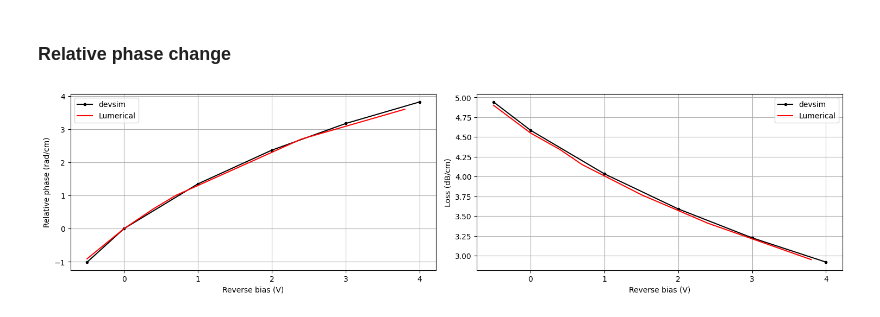
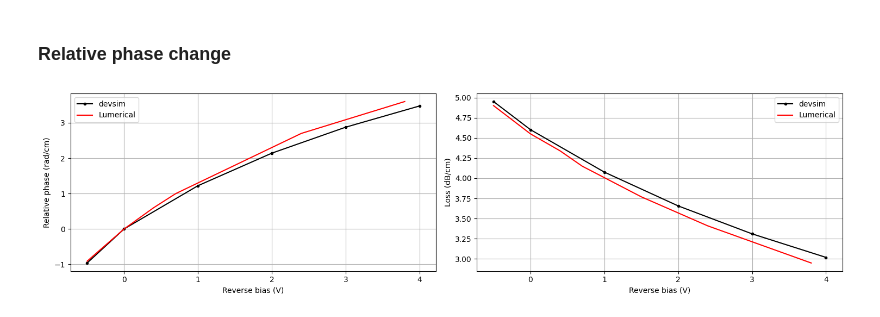
Before and after one commit to marc-flex/charge_notebooks, a Jupyter notebook: Hochberg_with_neff.ipynb, the cells around one changed output. Drawn from its saved outputs; the diff is of its cells as text; code cells hidden in the pictures.

```diff
--- a/Hochberg_with_neff.ipynb
+++ b/Hochberg_with_neff.ipynb
@@ -409,7 +476,8 @@ plt.grid()
 # %%
 # define first the range of frequencies of interest
 
-wvl_um = 1.55
+wvl_um = 1.58
+# wvl_um = 1.55
 freq0 = td.C_0 / wvl_um
 
 fwidth = freq0 / 5
@@ -468,0 +537,11 @@ si_perturb = td.PerturbationMedium.from_unperturbed(
+# %%
+perturbation_model = td.NedeljkovicSorefMashanovich(ref_freq=freq0)
+
+si_perturb = td.PerturbationMedium.from_unperturbed(
+    medium=si_non_perturb,
+    perturbation_spec=td.IndexPerturbation(
+        delta_n=perturbation_model.delta_n(),
+        delta_k=perturbation_model.delta_k(),
+        freq=freq0,
+    )
+)
@@ -572,7 +676,17 @@ plt.show()
 # %% [output]
 [figure]
 # %%
-mode_solvers = []
+# mode_solvers = []
+# for psim in perturbed_sims:
+#     ms = ModeSolver(
+#         simulation=psim,
+#         plane=mode_plane,
+#         freqs=np.linspace(freqs[0], freqs[-1], 11),
+#         mode_spec=td.ModeSpec(num_modes=1, precision="double"),
+#     )
+#     mode_solvers.append(ms)
+mode_solvers = dict()
+i = 0
 for psim in perturbed_sims:
     ms = ModeSolver(
         simulation=psim,
@@ -580,8 +694,11 @@ for psim in perturbed_sims:
         freqs=np.linspace(freqs[0], freqs[-1], 11),
         mode_spec=td.ModeSpec(num_modes=1, precision="double"),
     )
-    mode_solvers.append(ms)
+    mode_solvers[i] = ms
+    i +=1
 # %%
 # server mode computation
-ms_data = run_mode_batch(mode_solvers=mode_solvers)
+# ms_data = run_mode_batch(mode_solvers=mode_solvers, folder_name="old")
+from tidy3d import web
+ms_data = web.Batch(simulations=mode_solvers, reduce_simulation=True).run()
 # %% [output]
@@ -667,33 +746,33 @@ plt.tight_layout()
 # %% [markdown]
 ### Relative phase change
 # %%
-n_eff_freq0 = [md.n_complex.sel(f=freq0, mode_index=0).values for md in ms_data]
+n_eff_freq0 = [md.n_complex.sel(f=freq0, mode_index=0).values for md in ms_data.values()]
 
 ind_V0 = 1
 delta_neff = np.real(n_eff_freq0 - n_eff_freq0[ind_V0])
 rel_phase_change = 2*np.pi*delta_neff/wvl_um * 1e4
 alpha_dB_cm = 10*4*np.pi*np.imag(n_eff_freq0)/wvl_um*1e4*np.log10(np.exp(1))
 
 # lumerical results
 v_lumerical = [-0.5, 0, 0.4, 0.7, 1.5, 2.4, 3.8]
 pc_lumerical=[-0.91, 0, 0.6, 1,   1.8, 2.7, 3.6]
 loss_lumerical = [4.9, 4.55, 4.34, 4.15, 3.77, 3.41, 2.95]
 
 _, ax = plt.subplots(1, 2, figsize=(15, 4))
 ax[0].plot(voltages, rel_phase_change, 'k.-', label="devsim")
 ax[0].plot(v_lumerical, pc_lumerical, 'r-', label="Lumerical")
 ax[0].set_xlabel("Reverse bias (V)")
 ax[0].set_ylabel("Relative phase (rad/cm)")
 ax[0].grid()
 ax[0].legend()
 
 ax[1].plot(voltages, alpha_dB_cm, 'k.-', label="devsim")
 ax[1].plot(v_lumerical, loss_lumerical, 'r-', label="Lumerical")
 ax[1].set_xlabel("Reverse bias (V)")
 ax[1].set_ylabel("Loss (dB/cm)")
 ax[1].grid()
 ax[1].legend()
 plt.tight_layout()
 plt.show()
 # %% [output]
-[figure, old version]
+[figure, new version]
```
Also changed, not shown: parts of 25 cells of this notebook.
